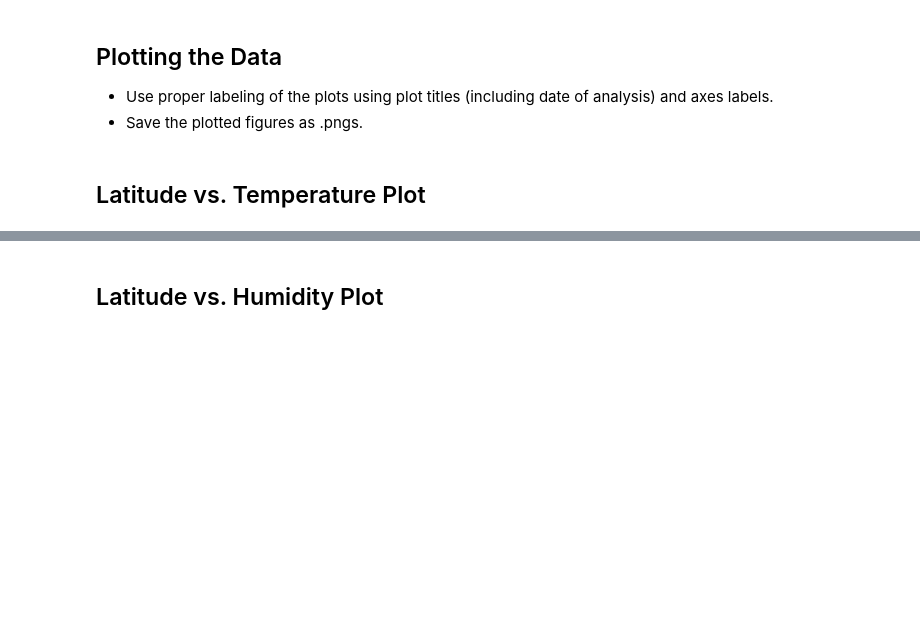
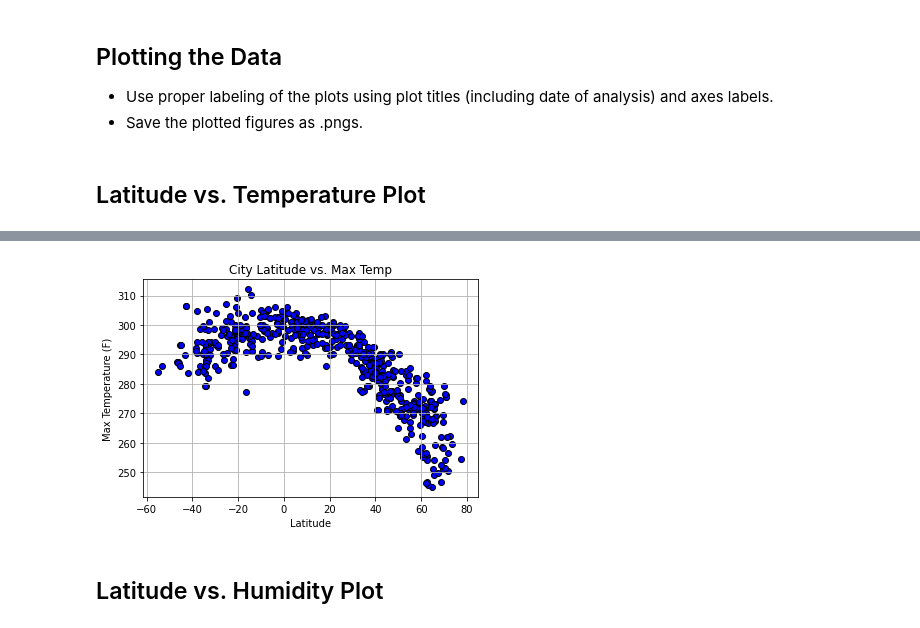
Before and after one commit to Wes90/Python-api-challenge, a Jupyter notebook: WeatherPy/WeatherPy.ipynb, the cells around one changed output, grey strips where cells are left out. Cells and saved outputs as stored; diff of their text form; code cells hidden in the pictures; blank space fills up the shorter version.

```diff
--- a/WeatherPy/WeatherPy.ipynb
+++ b/WeatherPy/WeatherPy.ipynb
@@ -196,2 +201,12 @@ Int64Index([], dtype='int64')
+# %%
+plt.scatter(lat, max_temp, marker="o", facecolors="blue", edgecolors="black")
+plt.title('City Latitude vs. Max Temp')
+plt.ylabel('Max Temperature (F)')
+plt.xlabel('Latitude')
+plt.grid(True)
+
+plt.show()
+# %% [output]
+[figure, added]
 # %% [markdown]
 ## Latitude vs. Humidity Plot
```
Also changed, not shown: parts of 15 cells of this notebook, 1 other file.
